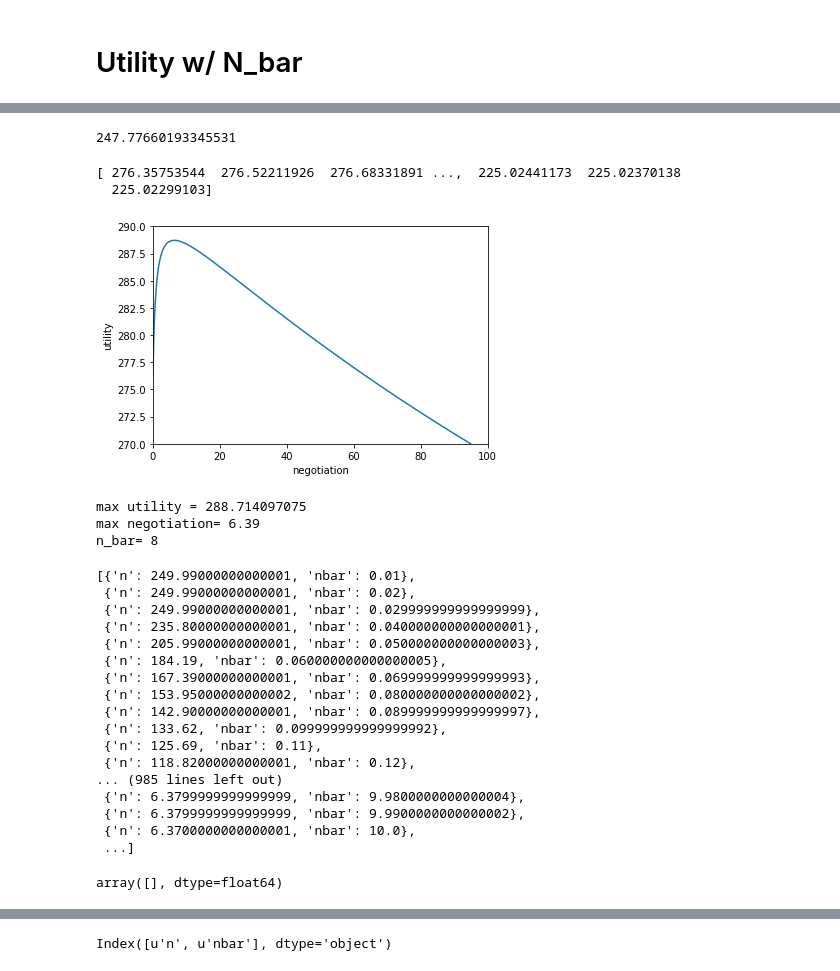
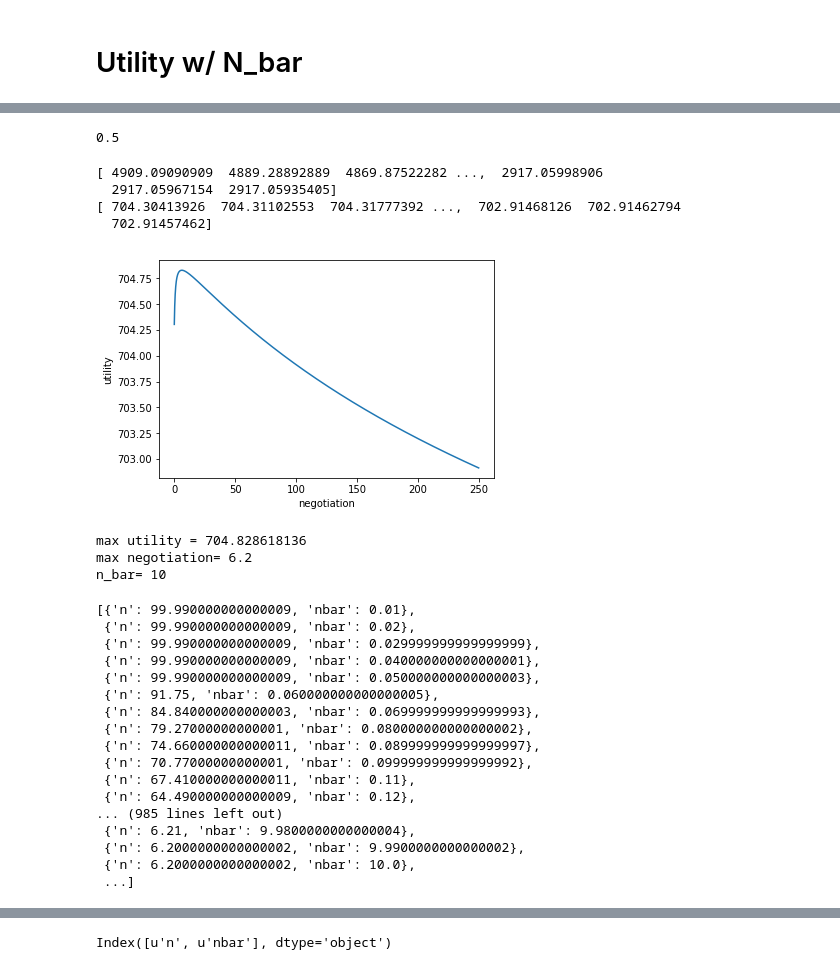
Before and after one commit to szwang/kr-insurance-models, a Jupyter notebook: negotiation-model-with-nbar.ipynb, the cells around one changed output, grey strips where cells are left out. Drawn from its saved outputs; the diff is of its cells as text; code cells hidden in the pictures.

```diff
--- a/negotiation-model-with-nbar.ipynb
+++ b/negotiation-model-with-nbar.ipynb
@@ -12,10 +13,10 @@ def utility(x):
     return np.sqrt(x)
 
 def p(N_bar):
-    return np.log(1000/(N_bar+1))
+    return 10.0/(N_bar+10.0)
 
 def ransom(N, N_bar):
-    return 10000/(N_bar+1) + 2000/(N+1) - 1000
+    return 10000.0/(N_bar+1.0) + 2000.0/(N+1.0) + 2000.0
 
 # insurance premium, P
 def premium(p, R):
@@ -23,7 +24,7 @@ def premium(p, R):
 
 # probability of death, q
 def q(N, N_bar):
-    return np.log((N / 150) + (10/N_bar))
+    return np.log((N / 150.0) + (10.0/N_bar))
 # %%
 # utility function properties
 
@@ -72,6 +73,6 @@ plt.show()
 # %%
 # expected utility function with p, W, D, K, N, N_bar as exogenous variables
-xvals = np.arange(0, 500, .01)
+xvals = np.arange(0, 250, .01)
 
 def expected_utility(W, D, K, N, N_bar):
     P = premium(p(N_bar), ransom(N, N_bar))
@@ -81,30 +82,32 @@ def expected_utility(W, D, K, N, N_bar):
 # %%
 # setting exogenous variables
 # p = .05
-W = 100000
+W = 500000
 D = 9000
 K = 3000
-N_bar = 8
+N_bar = 10
 
 # function of N
 def U(N, N_bar):
     return expected_utility(W, D, K, N, N_bar)
-# %%
-U(6, 5)
-# %% [output]
-247.77660193345531
+# %%
+p(10)
+# U(5,5)
+# %% [output]
+0.5
 # %%
 yvals = U(xvals, N_bar)
-print(yvals)
 plt.plot(xvals, yvals)
 plt.xlabel('negotiation')
 plt.ylabel('utility')
-plt.axis([0, 100, 270, 290])
+# plt.axis([0, 100, 270, 290])
 plt.show()
 # %% [output]
-[ 276.35753544  276.52211926  276.68331891 ...,  225.02441173  225.02370138
-  225.02299103]
+[ 4909.09090909  4889.28892889  4869.87522282 ...,  2917.05998906
+  2917.05967154  2917.05935405]
+[ 704.30413926  704.31102553  704.31777392 ...,  702.91468126  702.91462794
+  702.91457462]
-[figure, old version]
+[figure, new version]
 # %%
 # negotiation yielding the max utility
 i = np.nanargmax(yvals)
@@ -114,8 +117,8 @@ print 'max utility =', yvals[i]
 print 'max negotiation=', max_negotiation
 print 'n_bar=', N_bar
 # %% [output]
-max utility = 288.714097075
-max negotiation= 6.39
-n_bar= 8
+max utility = 704.828618136
+max negotiation= 6.2
+n_bar= 10
 # %%
 # create dataset with N, N bar values
@@ -133,30 +134,23 @@ def solve_fixed_point(range=[0.01, 50]):
         result.append({'n': max_N, 'nbar': Nbar})
     return result
 # %%
-optimal_pairs = solve_fixed_point()
+optimal_pairs = solve_fixed_point(Nbar_vals)
 optimal_pairs
 # %% [output]
-[{'n': 249.99000000000001, 'nbar': 0.01},
- {'n': 249.99000000000001, 'nbar': 0.02},
- {'n': 249.99000000000001, 'nbar': 0.029999999999999999},
- {'n': 235.80000000000001, 'nbar': 0.040000000000000001},
- {'n': 205.99000000000001, 'nbar': 0.050000000000000003},
- {'n': 184.19, 'nbar': 0.060000000000000005},
- {'n': 167.39000000000001, 'nbar': 0.069999999999999993},
- {'n': 153.95000000000002, 'nbar': 0.080000000000000002},
- {'n': 142.90000000000001, 'nbar': 0.089999999999999997},
- {'n': 133.62, 'nbar': 0.099999999999999992},
- {'n': 125.69, 'nbar': 0.11},
- {'n': 118.82000000000001, 'nbar': 0.12},
+[{'n': 99.990000000000009, 'nbar': 0.01},
+ {'n': 99.990000000000009, 'nbar': 0.02},
+ {'n': 99.990000000000009, 'nbar': 0.029999999999999999},
+ {'n': 99.990000000000009, 'nbar': 0.040000000000000001},
+ {'n': 99.990000000000009, 'nbar': 0.050000000000000003},
+ {'n': 91.75, 'nbar': 0.060000000000000005},
+ {'n': 84.840000000000003, 'nbar': 0.069999999999999993},
+ {'n': 79.27000000000001, 'nbar': 0.080000000000000002},
+ {'n': 74.660000000000011, 'nbar': 0.089999999999999997},
+ {'n': 70.77000000000001, 'nbar': 0.099999999999999992},
+ {'n': 67.410000000000011, 'nbar': 0.11},
+ {'n': 64.490000000000009, 'nbar': 0.12},
 ... (985 lines left out)
- {'n': 6.3799999999999999, 'nbar': 9.9800000000000004},
- {'n': 6.3799999999999999, 'nbar': 9.9900000000000002},
- {'n': 6.3700000000000001, 'nbar': 10.0},
+ {'n': 6.21, 'nbar': 9.9800000000000004},
+ {'n': 6.2000000000000002, 'nbar': 9.9900000000000002},
+ {'n': 6.2000000000000002, 'nbar': 10.0},
  ...]
-# %%
-test = np.array([])
-np.append(test, [1])
-np.append(test, [2])
-test
-# %% [output]
-array([], dtype=float64)
```
Also changed, not shown: parts of 14 cells of this notebook.
